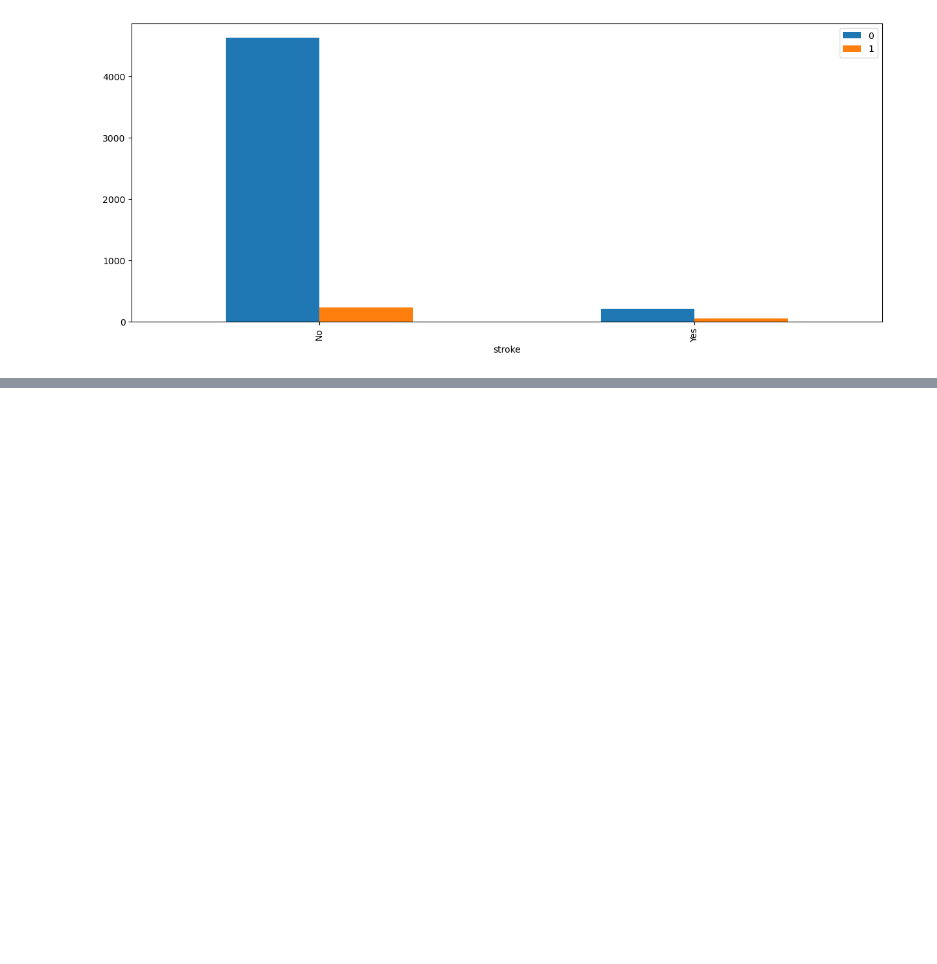
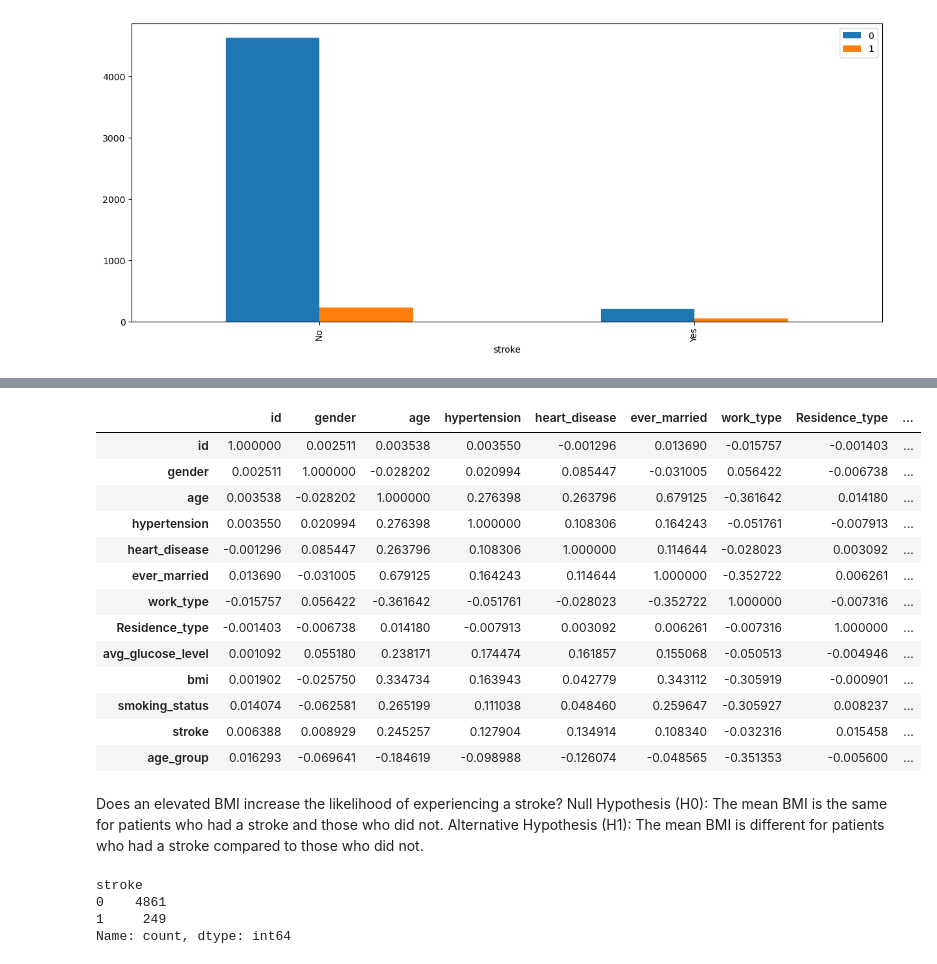
Before and after one commit to VeraLyu2022/iod, a Jupyter notebook: Project1/healthcare_stroke.ipynb, the cells around one changed output, grey strips where cells are left out. Cells and saved outputs as stored; diff of their text form; code cells hidden in the pictures; blank space fills up the shorter version.

```diff
--- a/Project1/healthcare_stroke.ipynb
+++ b/Project1/healthcare_stroke.ipynb
@@ -344,0 +403,29 @@ feature_label(data)
+# %%
+from scipy import stats
+data_encoded.corr()
+# %% [output]
+|  | id | gender | age | hypertension | heart_disease | ever_married | work_type | Residence_type | ... |
+| id | 1.000000 | 0.002511 | 0.003538 | 0.003550 | -0.001296 | 0.013690 | -0.015757 | -0.001403 | ... |
+| gender | 0.002511 | 1.000000 | -0.028202 | 0.020994 | 0.085447 | -0.031005 | 0.056422 | -0.006738 | ... |
+| age | 0.003538 | -0.028202 | 1.000000 | 0.276398 | 0.263796 | 0.679125 | -0.361642 | 0.014180 | ... |
+| hypertension | 0.003550 | 0.020994 | 0.276398 | 1.000000 | 0.108306 | 0.164243 | -0.051761 | -0.007913 | ... |
+| heart_disease | -0.001296 | 0.085447 | 0.263796 | 0.108306 | 1.000000 | 0.114644 | -0.028023 | 0.003092 | ... |
+| ever_married | 0.013690 | -0.031005 | 0.679125 | 0.164243 | 0.114644 | 1.000000 | -0.352722 | 0.006261 | ... |
+| work_type | -0.015757 | 0.056422 | -0.361642 | -0.051761 | -0.028023 | -0.352722 | 1.000000 | -0.007316 | ... |
+| Residence_type | -0.001403 | -0.006738 | 0.014180 | -0.007913 | 0.003092 | 0.006261 | -0.007316 | 1.000000 | ... |
+| avg_glucose_level | 0.001092 | 0.055180 | 0.238171 | 0.174474 | 0.161857 | 0.155068 | -0.050513 | -0.004946 | ... |
+| bmi | 0.001902 | -0.025750 | 0.334734 | 0.163943 | 0.042779 | 0.343112 | -0.305919 | -0.000901 | ... |
+| smoking_status | 0.014074 | -0.062581 | 0.265199 | 0.111038 | 0.048460 | 0.259647 | -0.305927 | 0.008237 | ... |
+| stroke | 0.006388 | 0.008929 | 0.245257 | 0.127904 | 0.134914 | 0.108340 | -0.032316 | 0.015458 | ... |
+| age_group | 0.016293 | -0.069641 | -0.184619 | -0.098988 | -0.126074 | -0.048565 | -0.351353 | -0.005600 | ... |
+# %% [markdown]
+Does an elevated BMI increase the likelihood of experiencing a stroke?
+Null Hypothesis (H0): The mean BMI is the same for patients who had a stroke and those who did not.
+Alternative Hypothesis (H1): The mean BMI is different for patients who had a stroke compared to those who did not.
+# %%
+data_encoded['stroke'].value_counts()
+# %% [output]
+stroke
+0    4861
+1     249
+Name: count, dtype: int64
```
Also changed, not shown: parts of 12 cells of this notebook.
